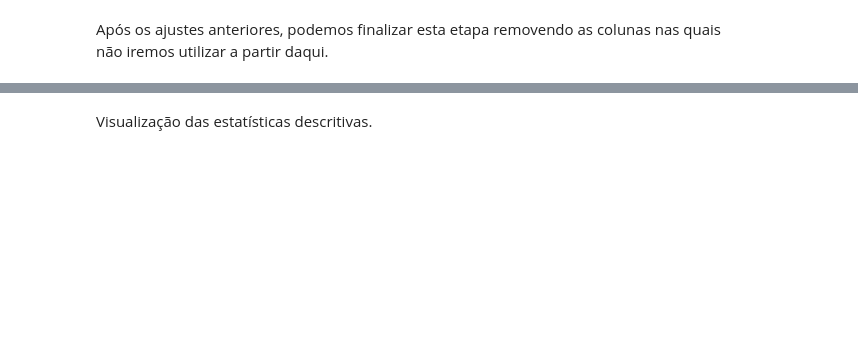
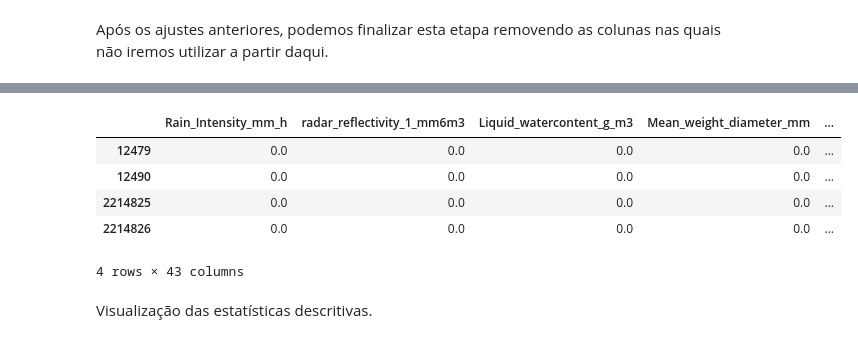
Before and after one commit to lourencocavalcante/Introduction-to-Data-Science, a Jupyter notebook: CAP394_2022_Fase1_Pre_Processando.ipynb, the cells around one changed output, grey strips where cells are left out. Drawn from its saved outputs; the diff is of its cells as text; code cells hidden in the pictures; blank space fills up the shorter version.

```diff
--- a/CAP394_2022_Fase1_Pre_Processando.ipynb
+++ b/CAP394_2022_Fase1_Pre_Processando.ipynb
@@ -357,3 +456,13 @@ Index(['Tamb_K', 'Rh_percent', 'Pres_mb', 'Tir_K', 'DataQuality', 'Datetime',
+# %%
+#Vamos visualizar as primeiras 2 e últimas 2 linhas dos dados
+df_MP3000A_RD80_final.loc[df_MP3000A_RD80_final['DataQuality'] > 0].head(n=2).append(df_MP3000A_RD80_final.loc[df_MP3000A_RD80_final['DataQuality'] > 0].tail(n=2))
+# %% [output]
+|  | Rain_Intensity_mm_h | radar_reflectivity_1_mm6m3 | Liquid_watercontent_g_m3 | Mean_weight_diameter_mm | ... |
+| 12479 | 0.0 | 0.0 | 0.0 | 0.0 | ... |
+| 12490 | 0.0 | 0.0 | 0.0 | 0.0 | ... |
+| 2214825 | 0.0 | 0.0 | 0.0 | 0.0 | ... |
+| 2214826 | 0.0 | 0.0 | 0.0 | 0.0 | ... |
+4 rows × 43 columns
 # %% [markdown]
 Visualização das estatísticas descritivas.
 # %%
```
Also changed, not shown: parts of 28 cells of this notebook.
